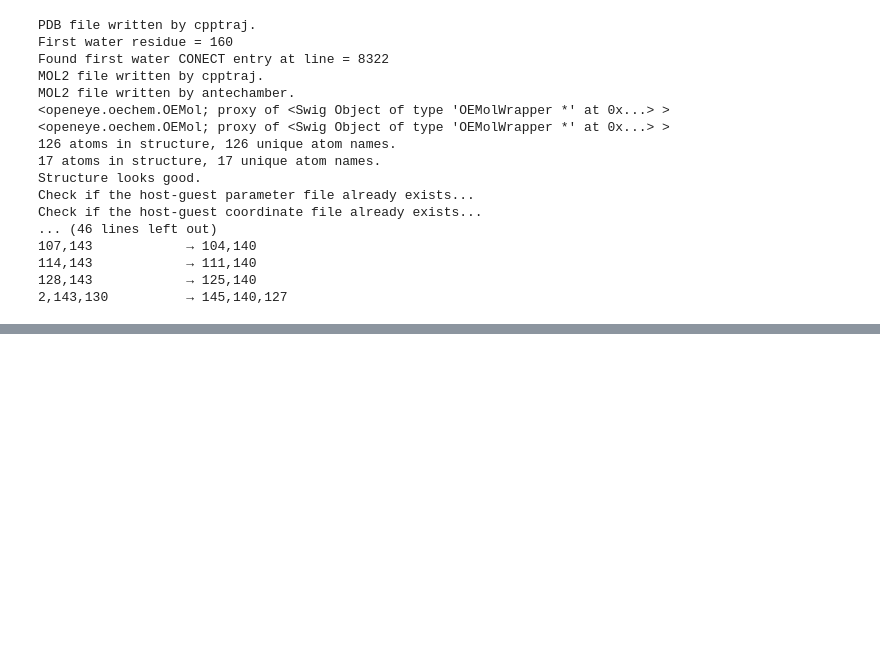
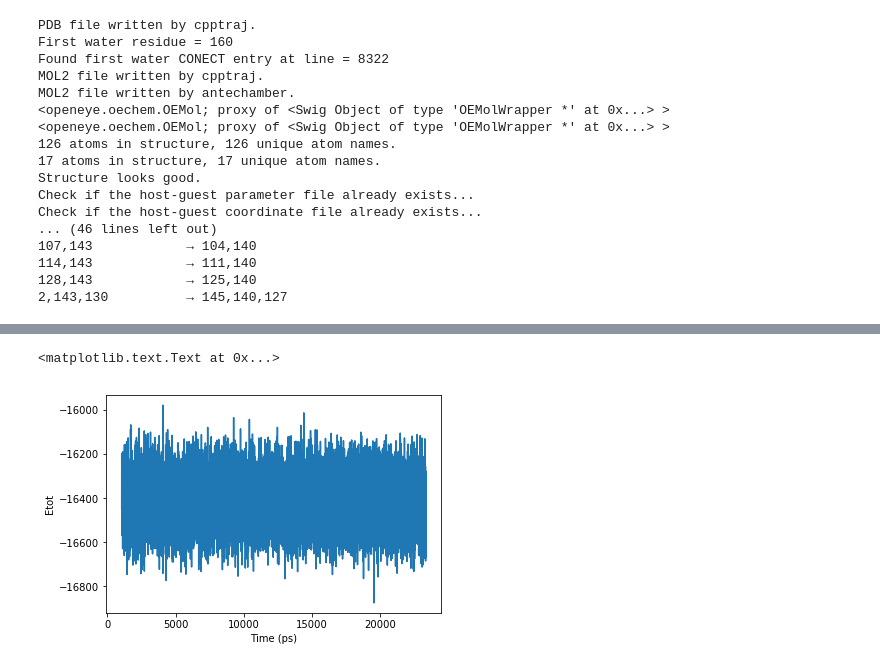
Before and after one commit to slochower/smirnoff-host-guest, a Jupyter notebook: run-complete-window.ipynb, the cells around one changed output, grey strips where cells are left out. Saved outputs shown, nothing was run; the diff lists cells and outputs as text; code cells hidden in the pictures; blank space fills up the shorter version.

```diff
--- a/run-complete-window.ipynb
+++ b/run-complete-window.ipynb
@@ -63,0 +107,19 @@ with open('generated/a-bam-p/md.sh', 'w') as file:
+# %%
+import glob as glob
+
+energies, time_in_ps = [], []
+for file in glob.glob('generated/a-bam-p/mden*'):
+    with open(file) as mden:
+            for line_number, line in enumerate(mden):
+                if 'L0' in line and line_number != 0:
+                    energy = line.split()[3]
+                    energies.append(float(energy))
+                    time = line.split()[2]
+                    time_in_ps.append(float(time))
+# %%
+plt.plot(time_in_ps, energies)
+plt.xlabel('Time (ps)')
+plt.ylabel('Etot')
+# %% [output]
+<matplotlib.text.Text at 0x...>
+[figure, added]
```
Also changed, not shown: parts of 8 cells of this notebook, 52 other files.
